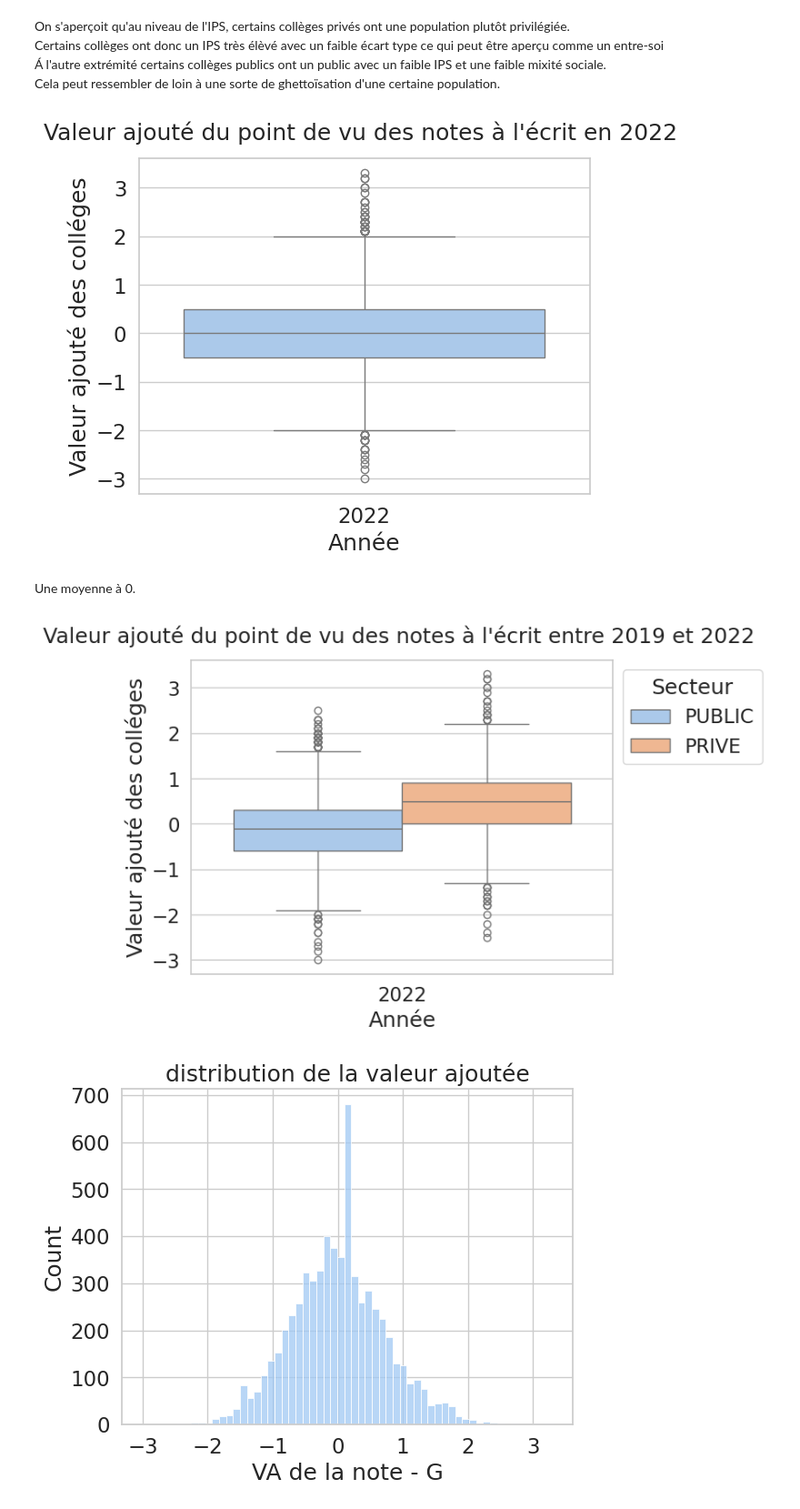
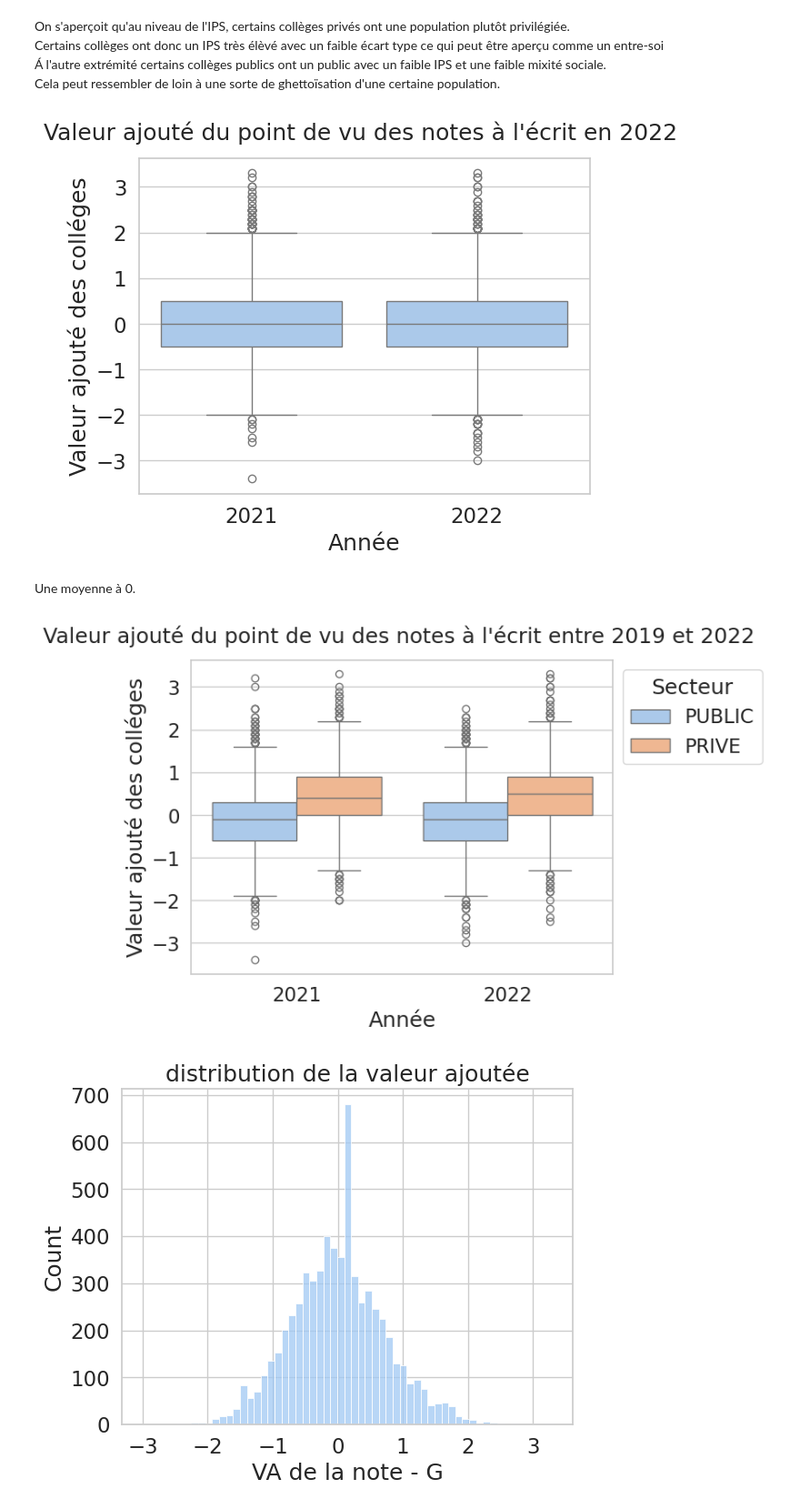
Before and after one commit to barrmath/data_educ, a Jupyter notebook: Analyse finale.ipynb, the cells around one changed output. Shown at 91% size. Cells and saved outputs as stored; diff of their text form; code cells hidden in the pictures.

```diff
--- a/Analyse finale.ipynb
+++ b/Analyse finale.ipynb
@@ -261,25 +263,25 @@ Certains collèges ont donc un IPS très élèvé avec un faible écart type ce
 Cela peut ressembler de loin à une sorte de ghettoïsation d'une certaine population.<br>
 # %%
 fig,ax = plt.subplots()
-sns.boxplot(data=college2022, x="Rentrée scolaire", y="VA de la note - G",ax=ax)
+sns.boxplot(data=college[college["Rentrée scolaire"]>2020], x="Rentrée scolaire", y="VA de la note - G",ax=ax)
 ax.set_title("Valeur ajouté du point de vu des notes à l'écrit en 2022 ",pad=15)
 ax.set_ylabel("Valeur ajouté des colléges")
 ax.set_xlabel("Année")
 plt.show()
 # %% [output]
-[figure, old version]
+[figure, new version]
 # %% [markdown]
 Une moyenne à 0.
 # %%
 fig,ax = plt.subplots()
-sns.boxplot(data=college2022, x="Rentrée scolaire", y="VA de la note - G",ax=ax,hue="Secteur")
+sns.boxplot(data=college[college["Rentrée scolaire"]>2020], x="Rentrée scolaire", y="VA de la note - G",ax=ax,hue="Secteur")
 ax.set_title("Valeur ajouté du point de vu des notes à l'écrit entre 2019 et 2022 ",pad=15)
 ax.set_ylabel("Valeur ajouté des colléges")
 ax.set_xlabel("Année")
 sns.move_legend(ax, "upper left", bbox_to_anchor=(1, 1))
 plt.show()
 # %% [output]
-[figure, old version]
+[figure, new version]
 # %%
 # prepa donnée : les données ayant pas de resultats autre que 2022 + college sans donnée
 college2022 = college[college['Rentrée scolaire']==2022].copy()
```
Also changed, not shown: parts of 10 cells of this notebook, 1 other file.
